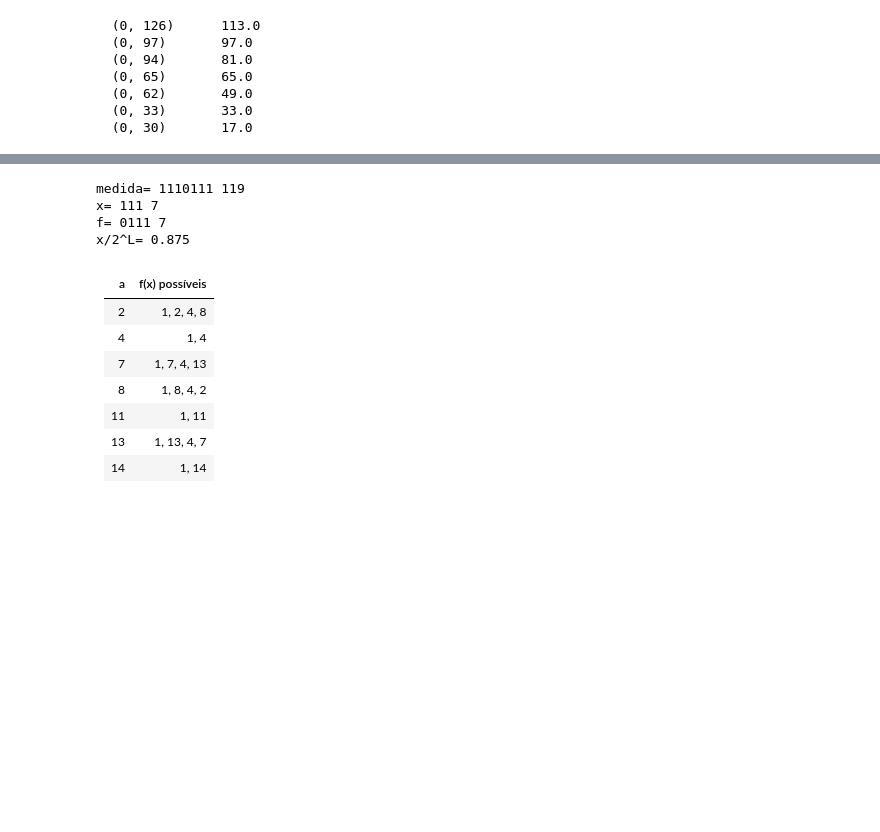
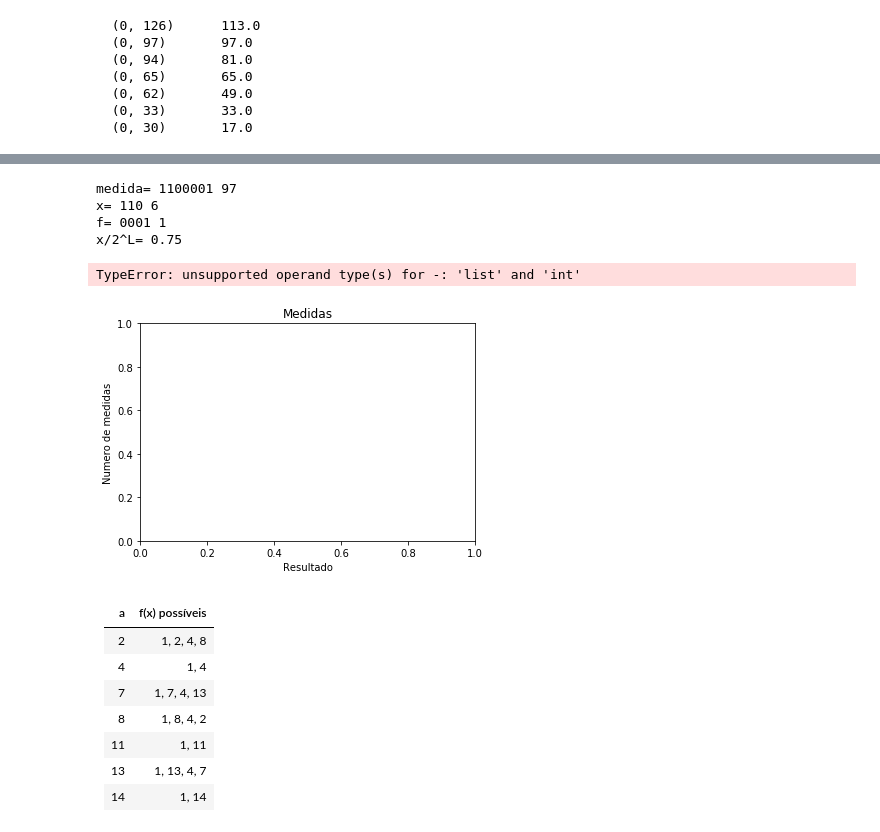
Before and after one commit to Danielgb23/ic_comp_quantica, a Jupyter notebook: Projeto_de_computacao_quantica.ipynb, the cells around one changed output, grey strips where cells are left out. Saved outputs shown, nothing was run; the diff lists cells and outputs as text; code cells hidden in the pictures; blank space fills up the shorter version.

```diff
--- a/Projeto_de_computacao_quantica.ipynb
+++ b/Projeto_de_computacao_quantica.ipynb
@@ -886,12 +969,12 @@ Utilizei 7 qubits e C=15
 
 '$a$'s possíveis: 2, 4, 7, 8, 11, 13, 14
 # %%
-qubits=7
 a=7
 
 #psi comeca em |0000001>
 psi=[0]*(2**qubits)
 seta_base(psi,1)
+qubits=7
 
 #coloca em superposicao os bits de L
 psi=sp_hadamard(psi, 3, qubits) #hadamard em l0
@@ -908,21 +991,6 @@ psi=shor_fx(psi, 3, a**4, 15, 3, 4) #multiplica por a^3  se l2=1 terminado e mul
 print "-------------------------"
 print "matrizes de permutação aplicadas para econtrar f(x)"
 print psi
-
-#IQFT transformada de fourier quantica inversa
-psi=sp_hadamard(psi, 1, qubits) #hadamard em l2
-psi=sp_Cfase(psi, 2, 1, qubits, math.pi/2) #mudanca de fase de pi/2 controlada por l2 em l1
-psi=sp_Cfase(psi, 3, 1, qubits, math.pi/4) #mudanca de fase de pi/4 controlada por l2 em l0
-psi=sp_hadamard(psi, 2, qubits) #hadamard em l1
-psi=sp_Cfase(psi, 3, 2, qubits, math.pi/2) #mudanca de fase de pi/2 controlada por l2 em l1
-psi=sp_hadamard(psi, 1, qubits) #hadamard em l0
-
-print "-------------------------"
-print "transformada de fourier quântica inversa aplicada para encontrar o período da função"
-print psi
-
-
-psi=psi.toarray()[0]
 # %% [output]
 qubits L em superposição
   (0, 113)      0.353553390593
@@ -943,0 +1014,2 @@ matrizes de permutação aplicadas para econtrar f(x)
+# %%
+psi = colapsa_fshor (psi, 3, 4)
@@ -944,16 +1057,19 @@ matrizes de permutação aplicadas para econtrar f(x)
 # %%
-resultado=medir(psi)
+Psi=psi.toarray()[0]
+resultado=medir(Psi)
 x = (resultado/16)
 f=resultado-x*16
 print "medida=", bin(resultado)[2:].zfill(7), resultado
 print "x=", bin(x)[2:].zfill(3), x
 print "f=", bin(f)[2:].zfill(4), f
 print "x/2^L=", x/8.0
 # %% [output]
-medida= 1110111 119
-x= 111 7
-f= 0111 7
-x/2^L= 0.875
+medida= 1100001 97
+x= 110 6
+f= 0001 1
+x/2^L= 0.75
+TypeError: unsupported operand type(s) for -: 'list' and 'int'
+[figure, added]
 # %% [markdown]
 |a |f(x) possíveis |
 |-------|------|
```
Also changed, not shown: parts of 9 cells of this notebook.
